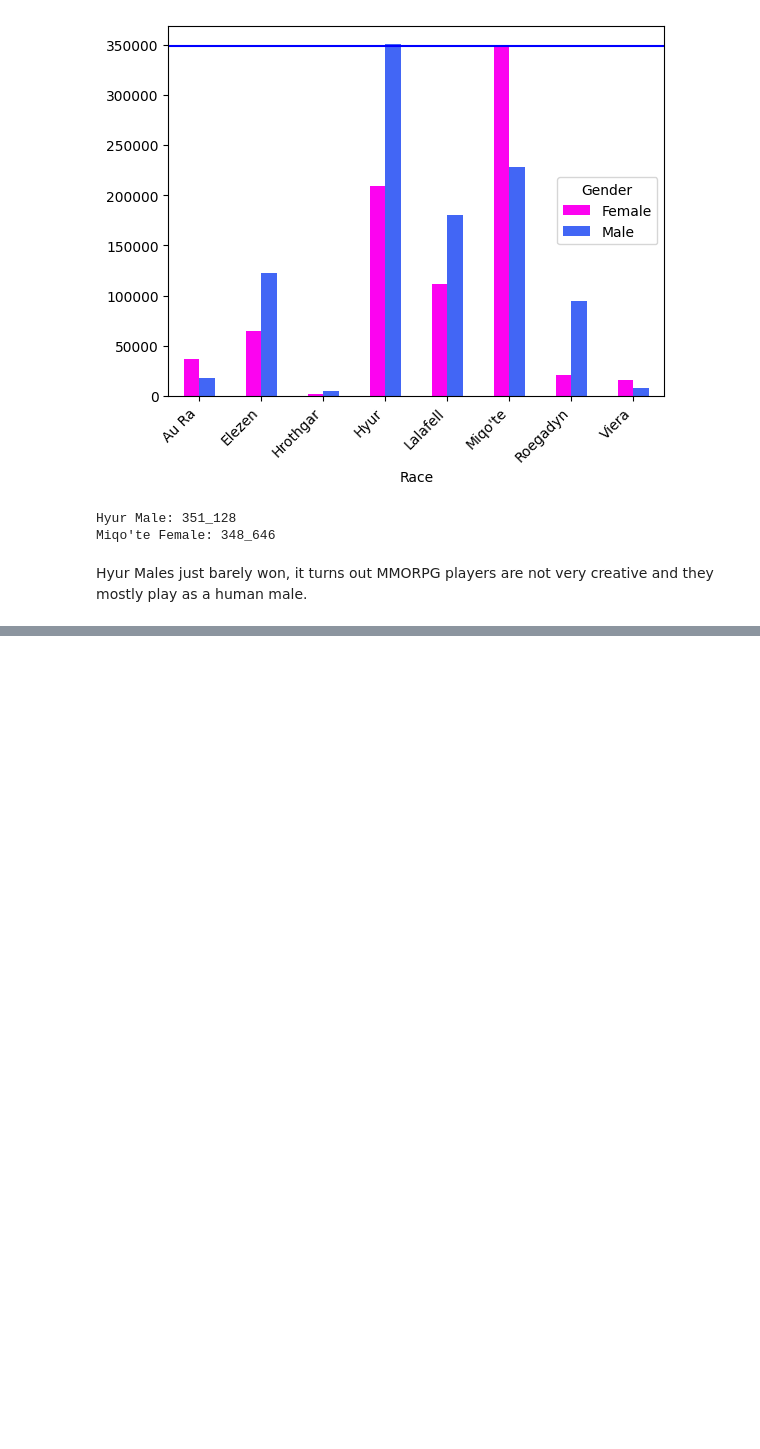
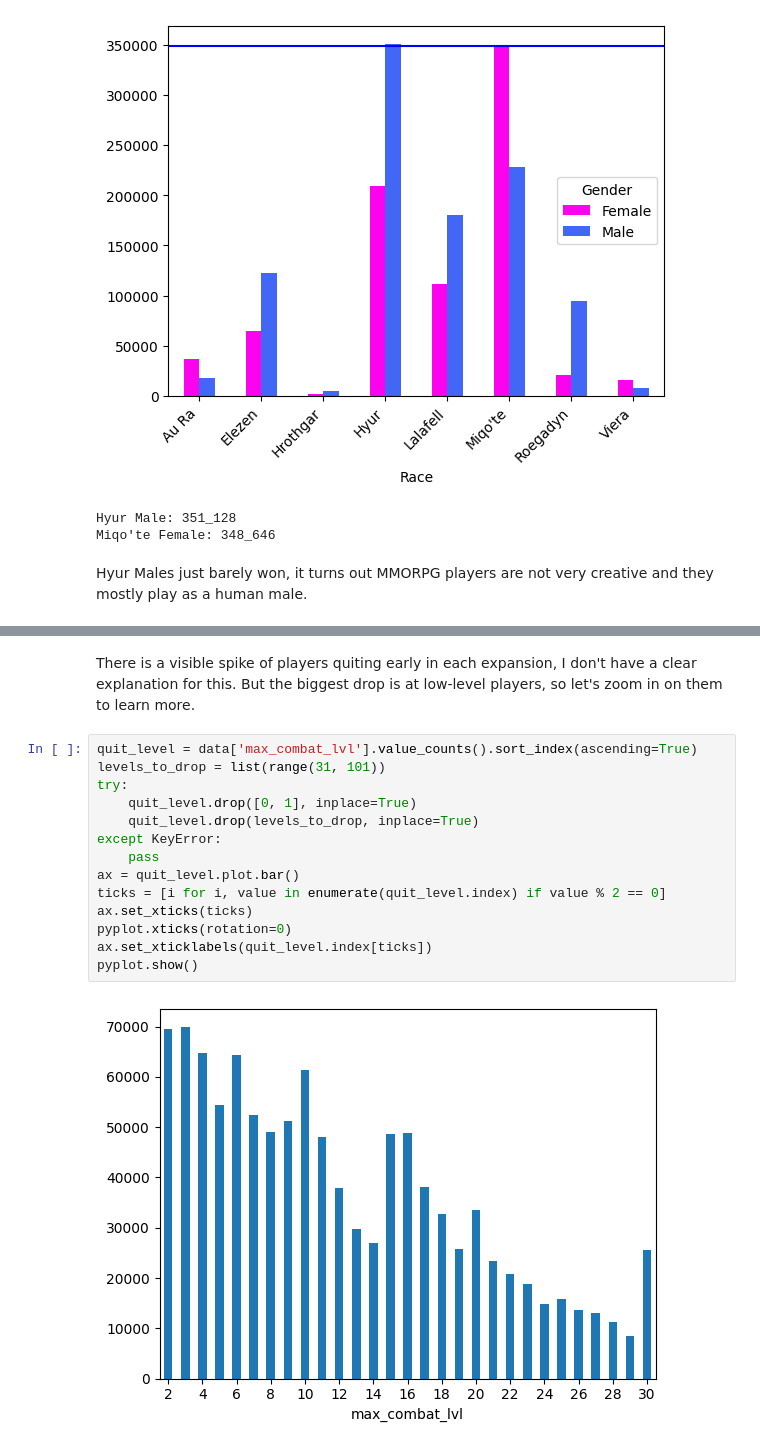
Before and after one commit to k33m0l/ffxiv-char-data, a Jupyter notebook: data/analytics/analytics.ipynb, the cells around one changed output, grey strips where cells are left out. Cells and saved outputs as stored; diff of their text form; blank space fills up the shorter version.

```diff
--- a/data/analytics/analytics.ipynb
+++ b/data/analytics/analytics.ipynb
@@ -275,0 +388,19 @@ Hyur Males just barely won, it turns out MMORPG players are not very creative an
+# %% [markdown]
+There is a visible spike of players quiting early in each expansion, I don't have a clear explanation for this.
+But the biggest drop is at low-level players, so let's zoom in on them to learn more.
+# %%
+quit_level = data['max_combat_lvl'].value_counts().sort_index(ascending=True)
+levels_to_drop = list(range(31, 101))
+try:
+    quit_level.drop([0, 1], inplace=True)
+    quit_level.drop(levels_to_drop, inplace=True)
+except KeyError:
+    pass
+ax = quit_level.plot.bar()
+ticks = [i for i, value in enumerate(quit_level.index) if value % 2 == 0]
+ax.set_xticks(ticks)
+pyplot.xticks(rotation=0)
+ax.set_xticklabels(quit_level.index[ticks])
+pyplot.show()
+# %% [output]
+[figure, added]
```
Also changed, not shown: parts of 10 cells of this notebook.
